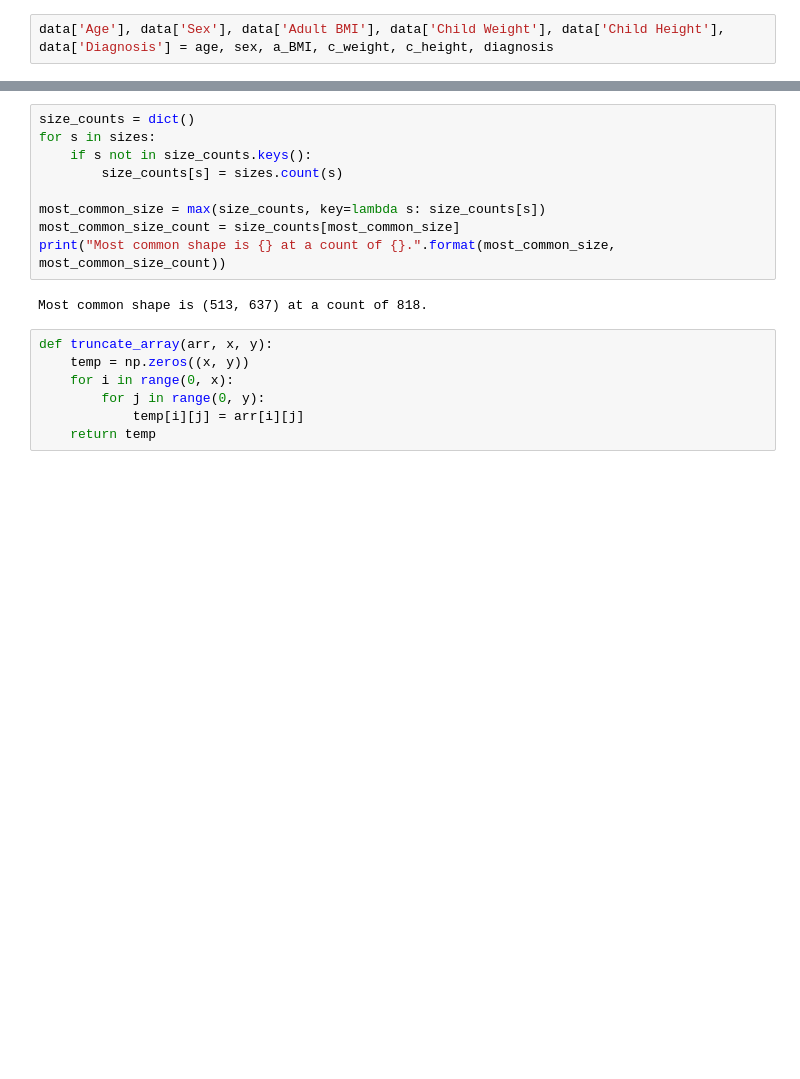
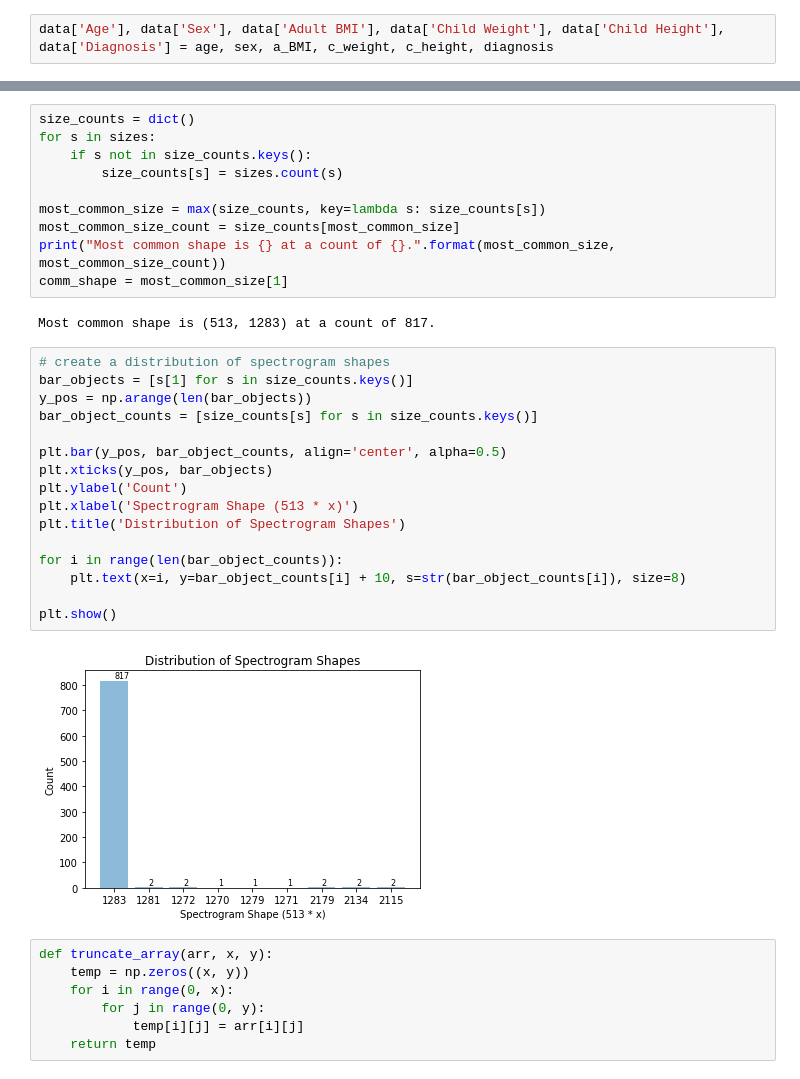
Before and after one commit to basharbme/Respiratory-Disease-Detection, a Jupyter notebook: code.ipynb, the cells around one changed output, grey strips where cells are left out. Saved outputs shown, nothing was run; the diff lists cells and outputs as text; blank space fills up the shorter version.

```diff
--- a/code.ipynb
+++ b/code.ipynb
@@ -131,8 +154,27 @@ for s in sizes:
 most_common_size = max(size_counts, key=lambda s: size_counts[s])
 most_common_size_count = size_counts[most_common_size]
 print("Most common shape is {} at a count of {}.".format(most_common_size, most_common_size_count))
+comm_shape = most_common_size[1]
 # %% [output]
-Most common shape is (513, 637) at a count of 818.
+Most common shape is (513, 1283) at a count of 817.
+# %%
+# create a distribution of spectrogram shapes
+bar_objects = [s[1] for s in size_counts.keys()]
+y_pos = np.arange(len(bar_objects))
+bar_object_counts = [size_counts[s] for s in size_counts.keys()]
+
+plt.bar(y_pos, bar_object_counts, align='center', alpha=0.5)
+plt.xticks(y_pos, bar_objects)
+plt.ylabel('Count')
+plt.xlabel('Spectrogram Shape (513 * x)')
+plt.title('Distribution of Spectrogram Shapes')
+
+for i in range(len(bar_object_counts)):
+    plt.text(x=i, y=bar_object_counts[i] + 10, s=str(bar_object_counts[i]), size=8)
+
+plt.show()
+# %% [output]
+[figure, added]
 # %%
 def truncate_array(arr, x, y):
     temp = np.zeros((x, y))
```
Also changed, not shown: parts of 7 cells of this notebook, 2 other files.
